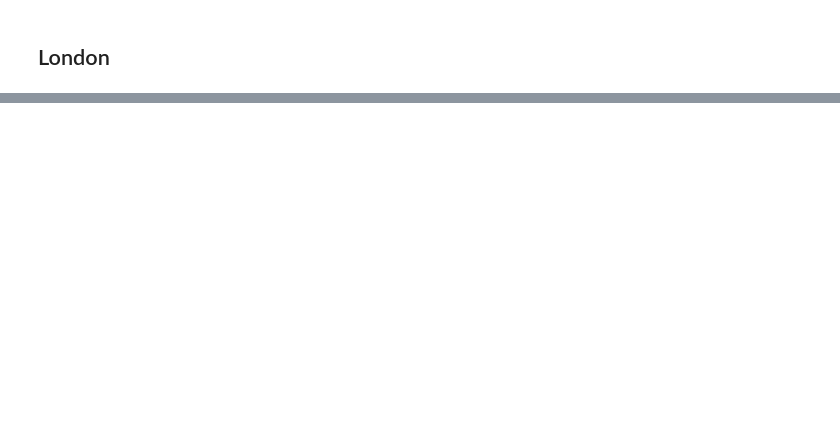
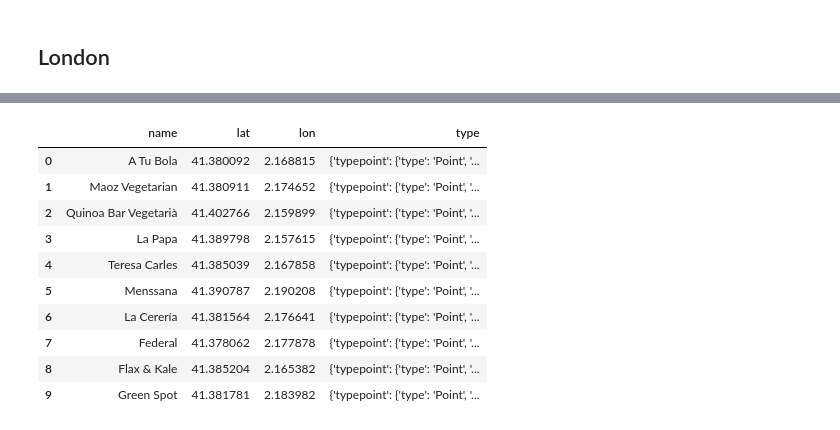
Before and after one commit to Hugocodesdude/Project_3, a Jupyter notebook: src/Mongo Visualisations.ipynb, the cells around one changed output, grey strips where cells are left out. Cells and saved outputs as stored; diff of their text form; code cells hidden in the pictures; blank space fills up the shorter version.

```diff
--- a/src/Mongo Visualisations.ipynb
+++ b/src/Mongo Visualisations.ipynb
@@ -291,0 +306,29 @@ ldn_map_1.save('ldn_map_1.html')
+# %%
+# Copy and paste from example from website
+
+vegan_bcn_url = "https://api.foursquare.com/v3/places/search?ll=41.3898224%2C2.163367&categories=13377"
+
+headers = {
+    "accept": "application/json",
+    "Authorization": "fsq3ziQGzWOXPwEcMzd/Rtxo+uQG864OuLbWTFrbzs4E/+U="
+}
+
+
+
+vegan_bcn_response = requests.get(vegan_bcn_url, headers=headers).json()
+# %%
+vegan_bcn_list = []
+for i in vegan_bcn_response ["results"]:
+
+    name = i["name"]
+    address =  i["location"]["formatted_address"]
+    lat = i["geocodes"]["main"]["latitude"]
+    lon = i["geocodes"]["main"]["longitude"]
+
+    type_ = {"typepoint":
+                          {"type": "Point",
+                           "coordinates": [lat, lon]}}
+
+    vegan_bcn_list.append({"name":name, "lat":lat, "lon":lon, "type":type_})
+
+vegan_bcn_list
@@ -291,0 +353,16 @@ ldn_map_1.save('ldn_map_1.html')
+# %%
+vegan_bcn_df = pd.DataFrame(vegan_bcn_list)
+# %%
+vegan_bcn_df
+# %% [output]
+|  | name | lat | lon | type |
+| 0 | A Tu Bola | 41.380092 | 2.168815 | {'typepoint': {'type': 'Point', '... |
+| 1 | Maoz Vegetarian | 41.380911 | 2.174652 | {'typepoint': {'type': 'Point', '... |
+| 2 | Quinoa Bar Vegetarià | 41.402766 | 2.159899 | {'typepoint': {'type': 'Point', '... |
+| 3 | La Papa | 41.389798 | 2.157615 | {'typepoint': {'type': 'Point', '... |
+| 4 | Teresa Carles | 41.385039 | 2.167858 | {'typepoint': {'type': 'Point', '... |
+| 5 | Menssana | 41.390787 | 2.190208 | {'typepoint': {'type': 'Point', '... |
+| 6 | La Cerería | 41.381564 | 2.176641 | {'typepoint': {'type': 'Point', '... |
+| 7 | Federal | 41.378062 | 2.177878 | {'typepoint': {'type': 'Point', '... |
+| 8 | Flax & Kale | 41.385204 | 2.165382 | {'typepoint': {'type': 'Point', '... |
+| 9 | Green Spot | 41.381781 | 2.183982 | {'typepoint': {'type': 'Point', '... |
```
Also changed, not shown: parts of 8 cells of this notebook, 6 other files.
